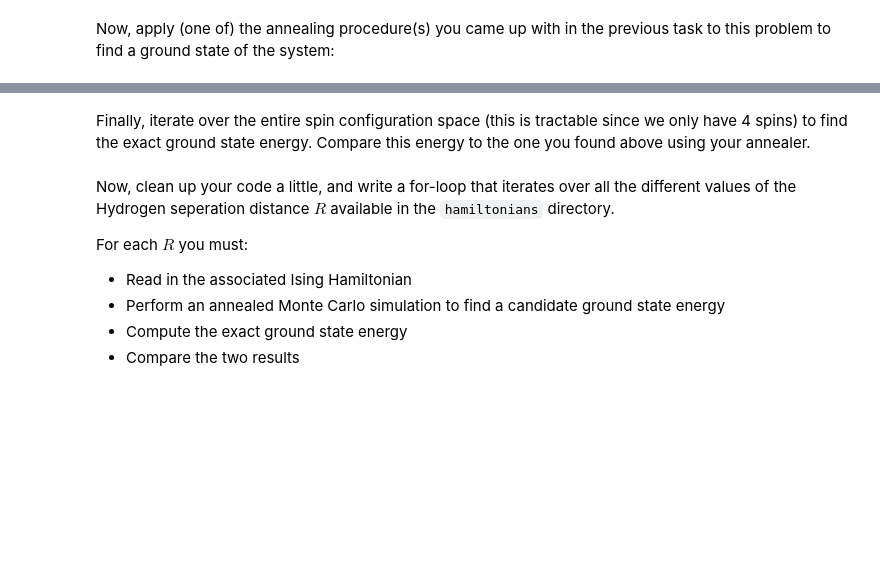
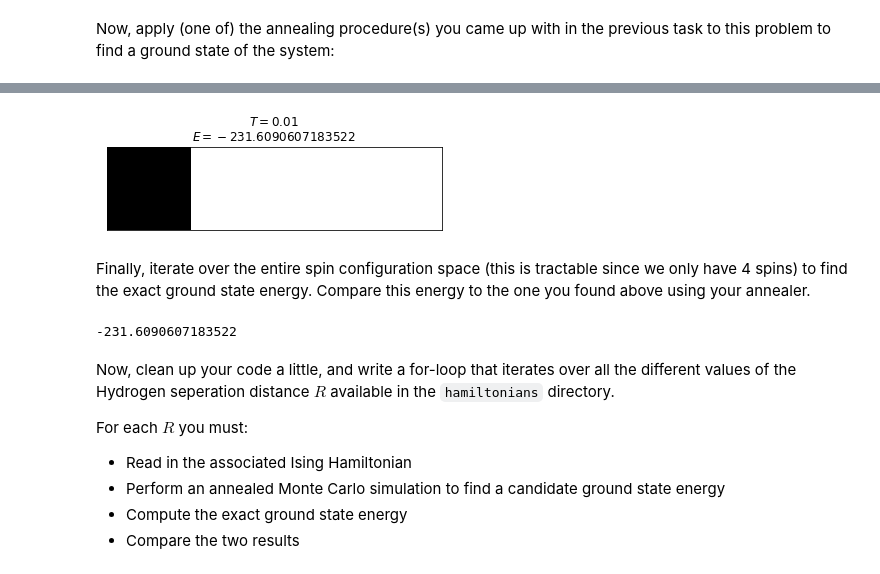
Before and after one commit to MelkoCollective/CDL_2020, a Jupyter notebook: Project_4_Ising_Annealer/Task_3.ipynb, the cells around one changed output, grey strips where cells are left out. Saved outputs shown, nothing was run; the diff lists cells and outputs as text; code cells hidden in the pictures; blank space fills up the shorter version.

```diff
--- a/Project_4_Ising_Annealer/Task_3.ipynb
+++ b/Project_4_Ising_Annealer/Task_3.ipynb
@@ -49,19 +50,3 @@ def read_generalized_ising_hamiltonian(path):
 E0, h, J, K, L = read_generalized_ising_hamiltonian("./hamiltonians/Ising-H2-STO-3G-bk-samespin-R=0.65.inp")
 # %% [markdown]
 First, you must write a class that describes the Generalized Ising Model given the arrays containing the Hamiltonian parameters. You will need to write a function which computes energy of the stored spin configuration (see the previous tasks for inspiration), as well as a function which computes the change in energy resulting from a single-spin-flip (you could of course use the naive approach and simply compute the energy of two spin configurations and subtract one from the other).
-# %%
-# Write a class to describe the generalized Ising Model given its Hamiltonian parameters
-
-class GeneralizedIsingModel(AbstractIsing):
-    def __init__(self):
-        pass
-
-    def energy(self):
-        # hint: np.einsum may be helpful here
-        pass
-
-    def energy_diff(self, *coords):
-        pass
-
-    def rand_site(self):
-        pass
@@ -75,0 +136,8 @@ Now, apply (one of) the annealing procedure(s) you came up with in the previous
+# %%
+# your annealing code here
+ising = GeneralizedIsingModel(E0, h, J, K, L)
+
+T, _ = exp_decay_schedule(500, 100, 0.01)
+animator = IsingAnimator(ising)
+animator.run_animation(T)
+# %% [output]
@@ -76,2 +145,3 @@ Now, apply (one of) the annealing procedure(s) you came up with in the previous
+[figure, added]
 # %% [markdown]
 Finally, iterate over the entire spin configuration space (this is tractable since we only have 4 spins) to find the exact ground state energy. Compare this energy to the one you found above using your annealer.
@@ -80,3 +148,11 @@ Finally, iterate over the entire spin configuration space (this is tractable sin
+# %%
+# exact ground state calculation
+dim = np.arange(2 ** ising.num_spins)
+space = ((dim[:, None] & (1 << np.arange(ising.num_spins))) > 0)
+space = 2*space.astype(int) - 1
+np.array([ising.energy(spins) for spins in space]).min()
+# %% [output]
+-231.6090607183522
 # %% [markdown]
 Now, clean up your code a little, and write a for-loop that iterates over all the different values of the Hydrogen seperation distance $R$ available in the `hamiltonians` directory.
 
```
Also changed, not shown: parts of 7 cells of this notebook.
